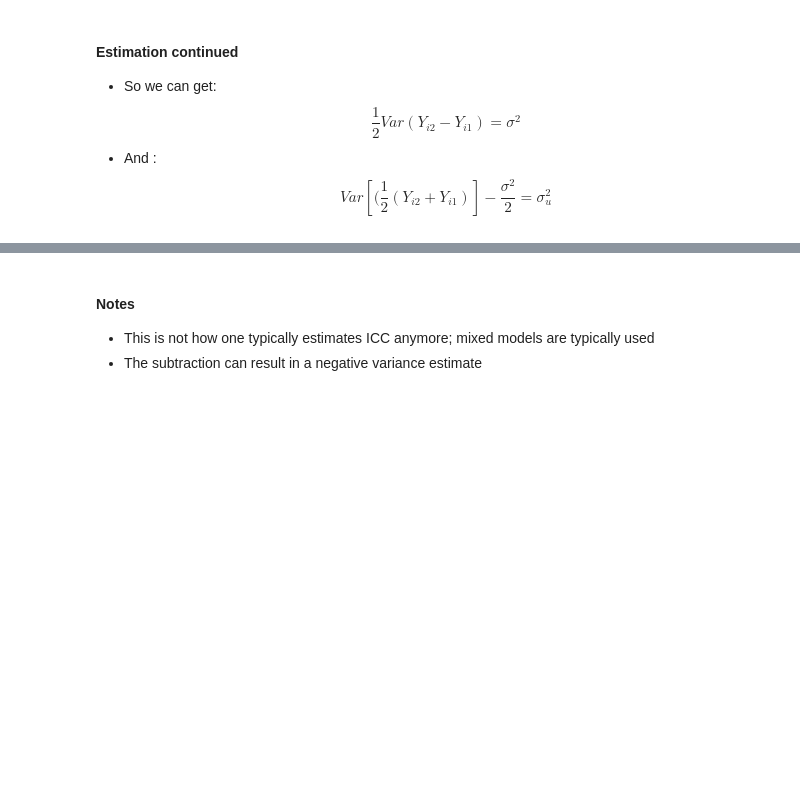
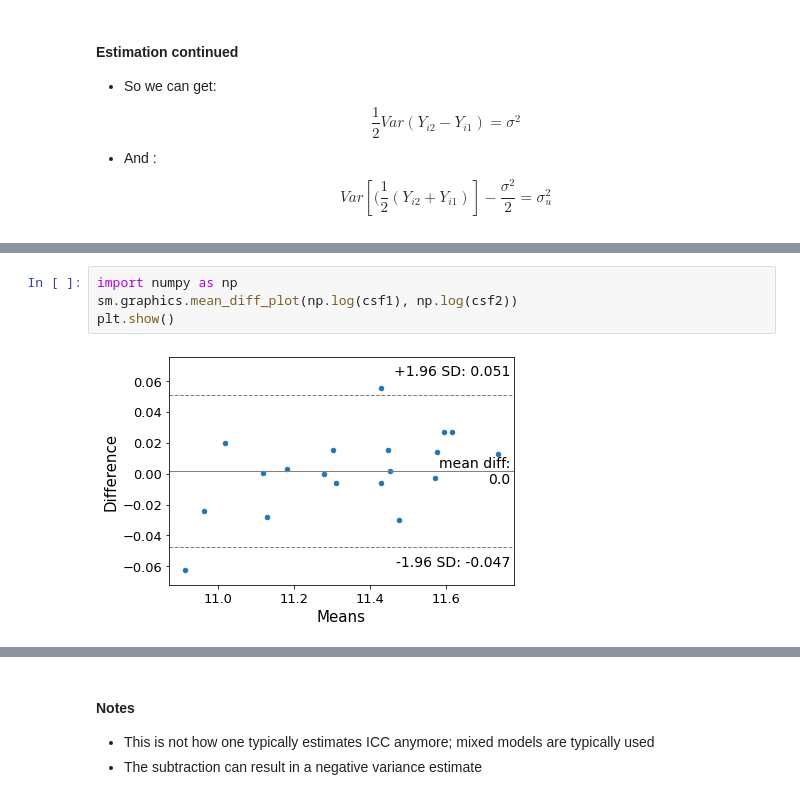
Before and after one commit to smart-stats/odsc_2023, a Jupyter notebook: part_2.ipynb, the cells around one changed output, grey strips where cells are left out. Drawn from its saved outputs; the diff is of its cells as text; blank space fills up the shorter version.

```diff
--- a/part_2.ipynb
+++ b/part_2.ipynb
@@ -108,0 +102,6 @@ print(sigmausq / (sigmasq + sigmausq) * 100)
+# %%
+import numpy as np
+sm.graphics.mean_diff_plot(np.log(csf1), np.log(csf2))
+plt.show()
+# %% [output]
+[figure, added]
```
Also changed, not shown: parts of 11 cells of this notebook, 44 other files.
